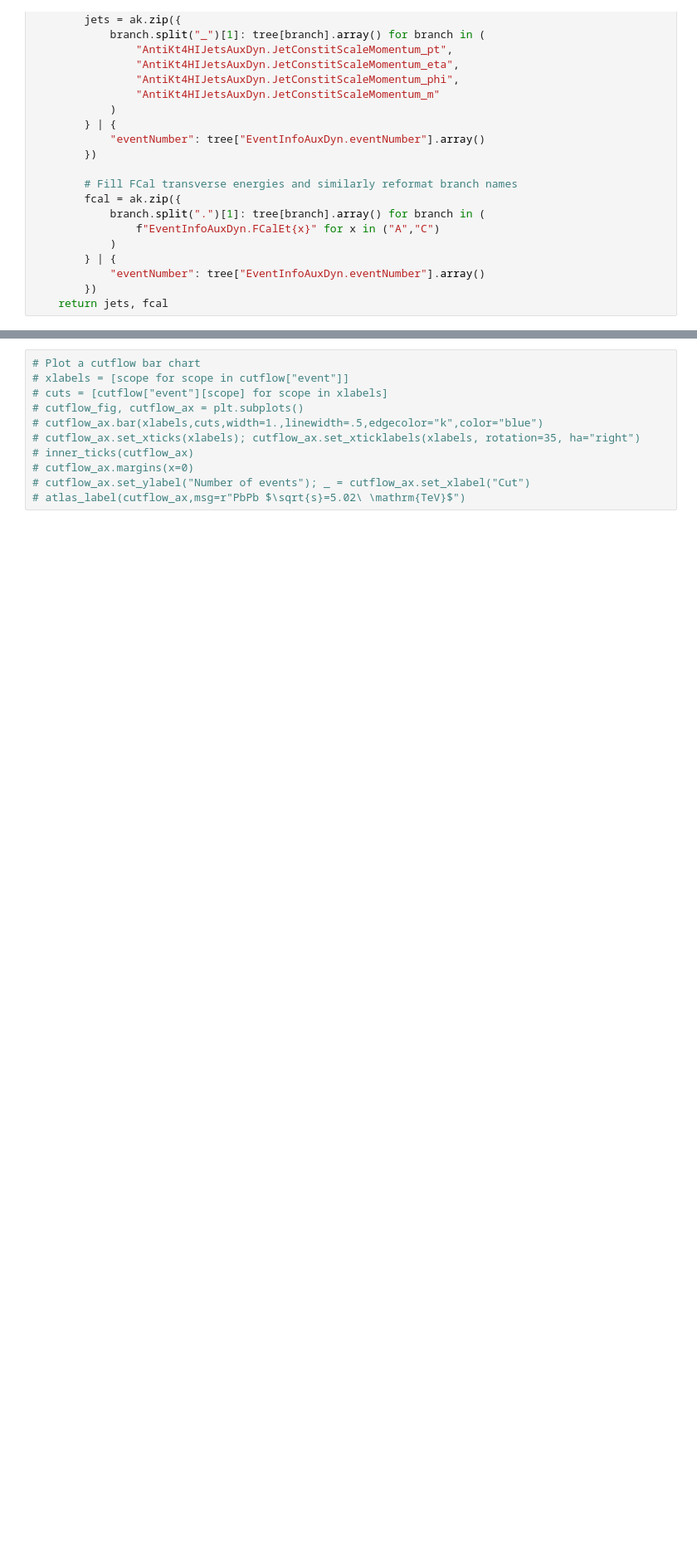
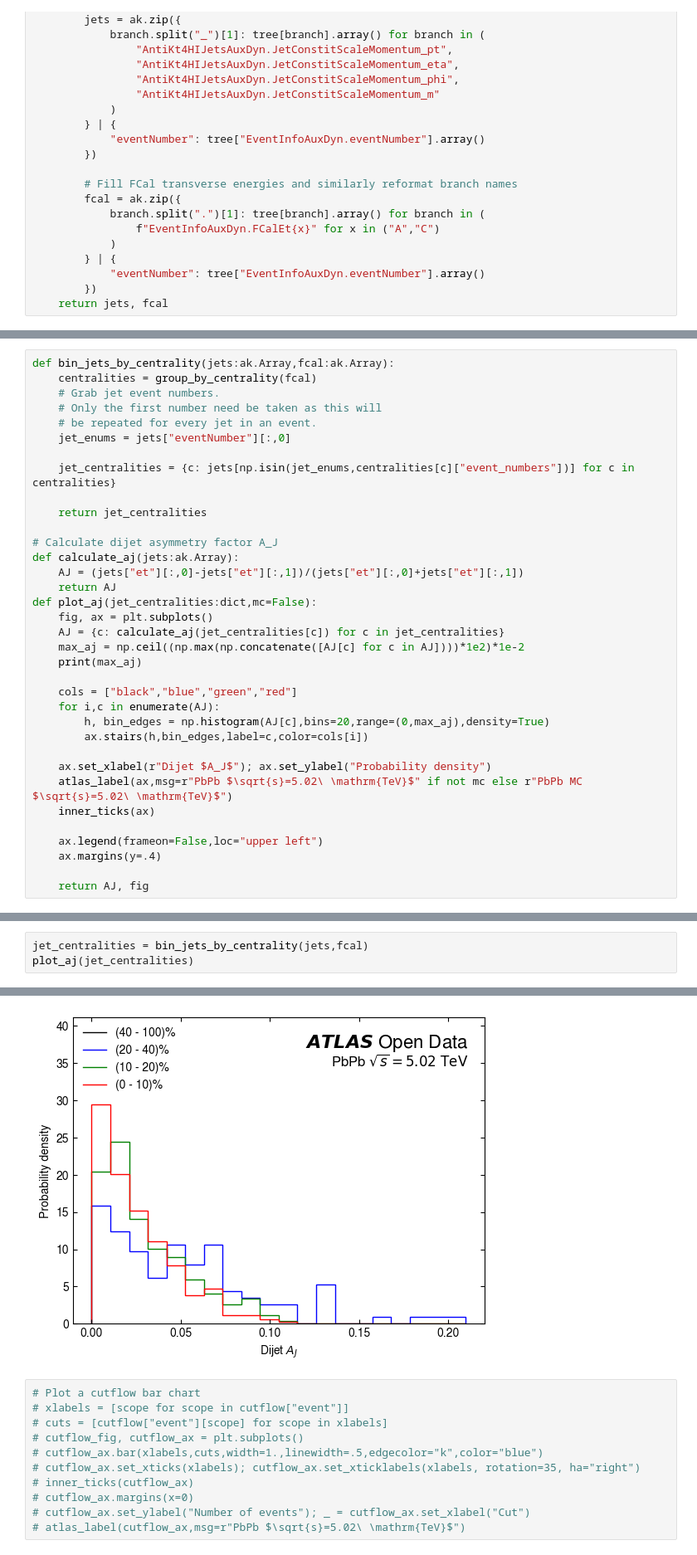
Before and after one commit to rjackson-lancs/notebooks-collection-opendata, a Jupyter notebook: for-research/heavy-ion-hard-probes/hardprobes_data.ipynb, the cells around one changed output, grey strips where cells are left out. Shown at 83% size. Drawn from its saved outputs; the diff is of its cells as text; blank space fills up the shorter version.

```diff
--- a/for-research/heavy-ion-hard-probes/hardprobes_data.ipynb
+++ b/for-research/heavy-ion-hard-probes/hardprobes_data.ipynb
@@ -170,3 +157,38 @@ def apply_plot_cuts(jets:ak.Array,fcal:ak.Array):
 
     return jets, fcal, fig
+# %%
+def bin_jets_by_centrality(jets:ak.Array,fcal:ak.Array):
+    centralities = group_by_centrality(fcal)
+    # Grab jet event numbers.
+    # Only the first number need be taken as this will
+    # be repeated for every jet in an event.
+    jet_enums = jets["eventNumber"][:,0]
+
+    jet_centralities = {c: jets[np.isin(jet_enums,centralities[c]["event_numbers"])] for c in centralities}
+
+    return jet_centralities
+
+# Calculate dijet asymmetry factor A_J
+def calculate_aj(jets:ak.Array):
+    AJ = (jets["et"][:,0]-jets["et"][:,1])/(jets["et"][:,0]+jets["et"][:,1])
+    return AJ
+def plot_aj(jet_centralities:dict,mc=False):
+    fig, ax = plt.subplots()
+    AJ = {c: calculate_aj(jet_centralities[c]) for c in jet_centralities}
+    max_aj = np.ceil((np.max(np.concatenate([AJ[c] for c in AJ])))*1e2)*1e-2
+    print(max_aj)
+
+    cols = ["black","blue","green","red"]
+    for i,c in enumerate(AJ):
+        h, bin_edges = np.histogram(AJ[c],bins=20,range=(0,max_aj),density=True)
+        ax.stairs(h,bin_edges,label=c,color=cols[i])
+
+    ax.set_xlabel(r"Dijet $A_J$"); ax.set_ylabel("Probability density")
+    atlas_label(ax,msg=r"PbPb $\sqrt{s}=5.02\ \mathrm{TeV}$" if not mc else r"PbPb MC $\sqrt{s}=5.02\ \mathrm{TeV}$")
+    inner_ticks(ax)
+
+    ax.legend(frameon=False,loc="upper left")
+    ax.margins(y=.4)
+
+    return AJ, fig
 # %%
@@ -173,3 +197,7 @@ def apply_plot_cuts(jets:ak.Array,fcal:ak.Array):
 jets, fcal, fig = apply_plot_cuts(jets,fcal)
 # %% [output]
 [figure]
+# %%
+jet_centralities = bin_jets_by_centrality(jets,fcal)
+plot_aj(jet_centralities)
+# %% [output]
@@ -176,3 +210,4 @@ jets, fcal, fig = apply_plot_cuts(jets,fcal)
+[figure, added]
 # %%
 # Plot a cutflow bar chart
 # xlabels = [scope for scope in cutflow["event"]]
```
Also changed, not shown: parts of 9 cells of this notebook.
